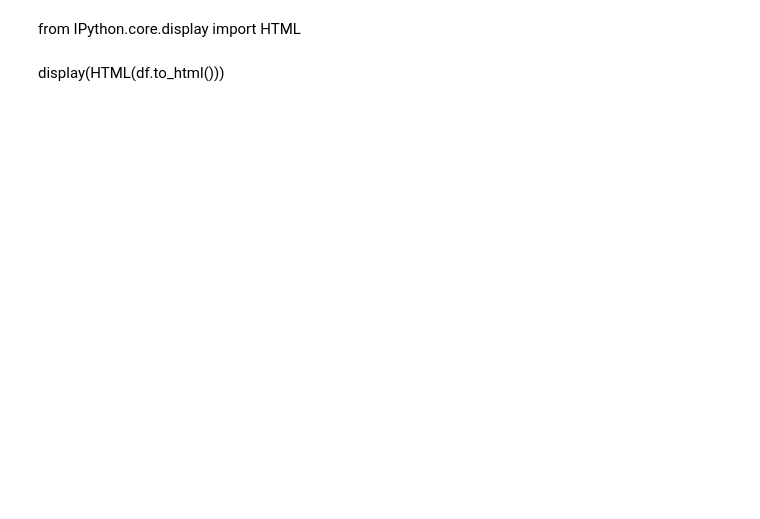
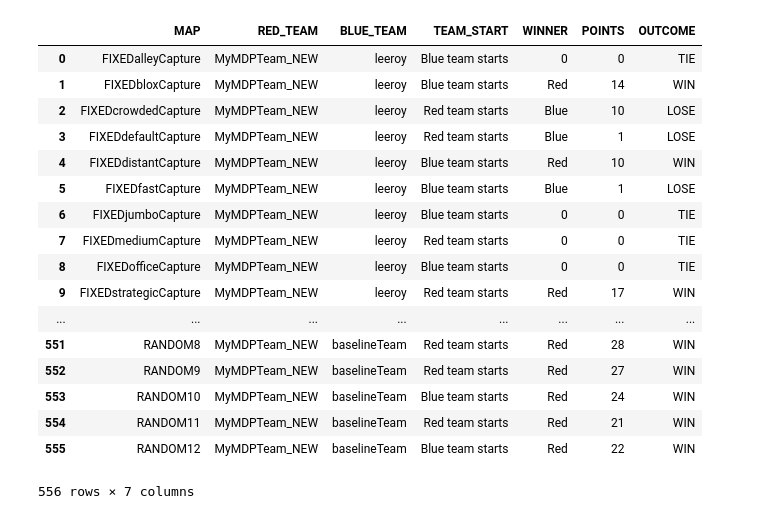
Before and after one commit to HAOHAOXUEXI5776/AI-pacman-project, a Jupyter notebook: pacman-contest/TestingScripts/AI PACMAN Testing.ipynb, the cells around one changed output. Drawn from its saved outputs; the diff is of its cells as text; code cells hidden in the pictures; blank space fills up the shorter version.

Commit message:
Change of Extraction of results, exception handling

```diff
--- a/pacman-contest/TestingScripts/AI PACMAN Testing.ipynb
+++ b/pacman-contest/TestingScripts/AI PACMAN Testing.ipynb
@@ -30 +90,17 @@ logfileN = logfileN[logfileN['len']!=1]
+# %%
+def result(x):
+    s=[]
+    #print(x.split(' '))
+    if 'Tie' in x:
+        return [0, 0]
+    elif 'returned' in x:
+        s = x.split(' ')
+        return [s[1], s[7]]
+    else:
+        s = x.split(' ')
+        return [s[1], s[5]]
+# %%
+df['WINNER'] = df['RESULT'].apply(lambda f: result(f)[0])
+df['POINTS'] = df['RESULT'].apply(lambda f: result(f)[1])
+df['OUTCOME'] = df['WINNER'].apply(lambda f: outcome(f))
 # %%
@@ -42,12 +108,22 @@ arr = logfileN.values.reshape(127, 5)
-# %%
-df = pd.DataFrame.from_records(arr, columns=('MAP','RED_TEAM','BLUE_TEAM','TEAM START','RESULT'))
-# %% [markdown]
-from IPython.core.display import HTML
-# %% [markdown]
-display(HTML(df.to_html()))
-# %%
-df['WINNER'] = df['RESULT'].apply(lambda y: format1(y)[0])
-df['POINTS'] = df['RESULT'].apply(lambda y: format1(y)[1])
-df['OUTCOME'] = df['WINNER'].apply(lambda y: outcome(y))
-df.drop(columns=('RESULT'), axis=1, inplace=True)
+# %%
+df
+# %% [output]
+|  | MAP | RED_TEAM | BLUE_TEAM | TEAM_START | WINNER | POINTS | OUTCOME |
+| 0 | FIXEDalleyCapture | MyMDPTeam_NEW | leeroy | Blue team starts | 0 | 0 | TIE |
+| 1 | FIXEDbloxCapture | MyMDPTeam_NEW | leeroy | Blue team starts | Red | 14 | WIN |
+| 2 | FIXEDcrowdedCapture | MyMDPTeam_NEW | leeroy | Red team starts | Blue | 10 | LOSE |
+| 3 | FIXEDdefaultCapture | MyMDPTeam_NEW | leeroy | Red team starts | Blue | 1 | LOSE |
+| 4 | FIXEDdistantCapture | MyMDPTeam_NEW | leeroy | Blue team starts | Red | 10 | WIN |
+| 5 | FIXEDfastCapture | MyMDPTeam_NEW | leeroy | Blue team starts | Blue | 1 | LOSE |
+| 6 | FIXEDjumboCapture | MyMDPTeam_NEW | leeroy | Blue team starts | 0 | 0 | TIE |
+| 7 | FIXEDmediumCapture | MyMDPTeam_NEW | leeroy | Red team starts | 0 | 0 | TIE |
+| 8 | FIXEDofficeCapture | MyMDPTeam_NEW | leeroy | Blue team starts | 0 | 0 | TIE |
+| 9 | FIXEDstrategicCapture | MyMDPTeam_NEW | leeroy | Red team starts | Red | 17 | WIN |
+| ... | ... | ... | ... | ... | ... | ... | ... |
+| 551 | RANDOM8 | MyMDPTeam_NEW | baselineTeam | Red team starts | Red | 28 | WIN |
+| 552 | RANDOM9 | MyMDPTeam_NEW | baselineTeam | Red team starts | Red | 27 | WIN |
+| 553 | RANDOM10 | MyMDPTeam_NEW | baselineTeam | Blue team starts | Red | 24 | WIN |
+| 554 | RANDOM11 | MyMDPTeam_NEW | baselineTeam | Red team starts | Red | 21 | WIN |
+| 555 | RANDOM12 | MyMDPTeam_NEW | baselineTeam | Blue team starts | Red | 22 | WIN |
+556 rows × 7 columns
 # %%
```
Also changed, not shown: parts of 21 cells of this notebook.
